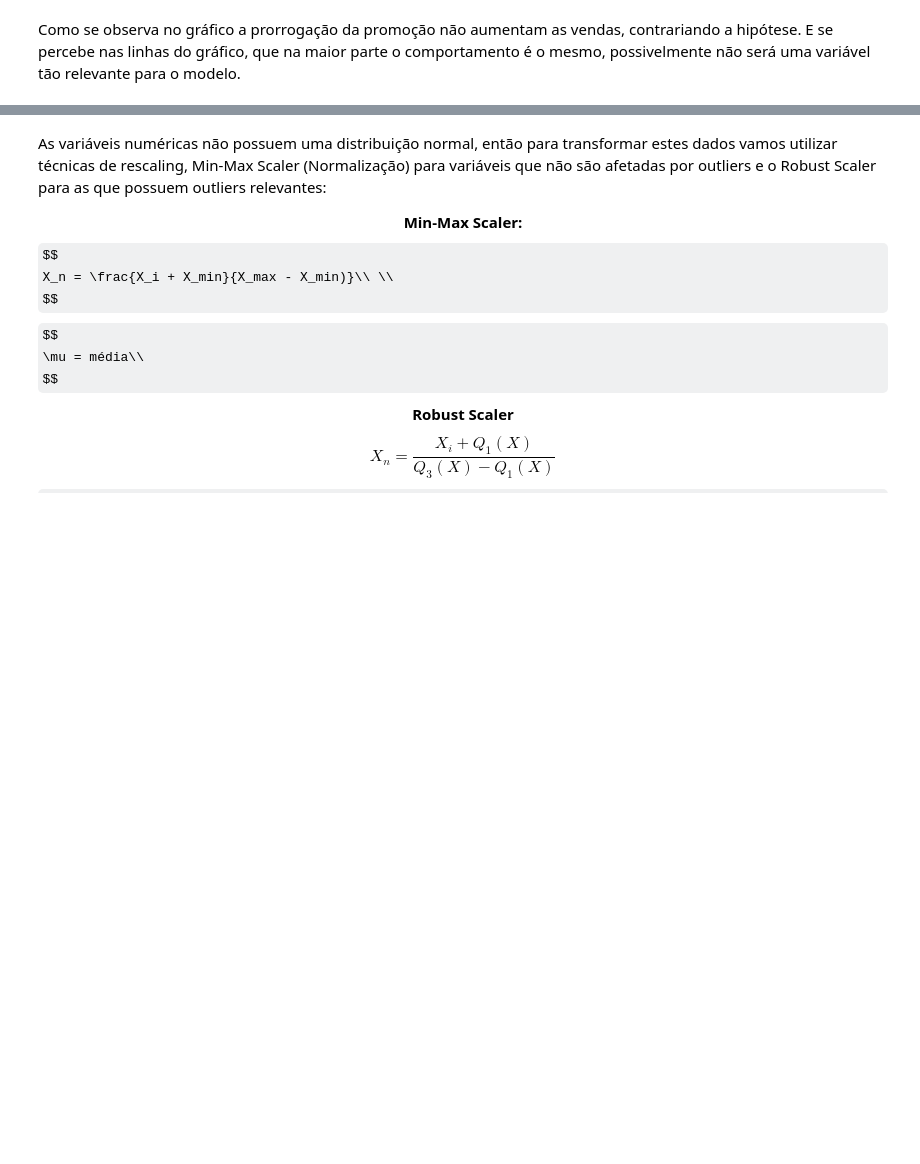
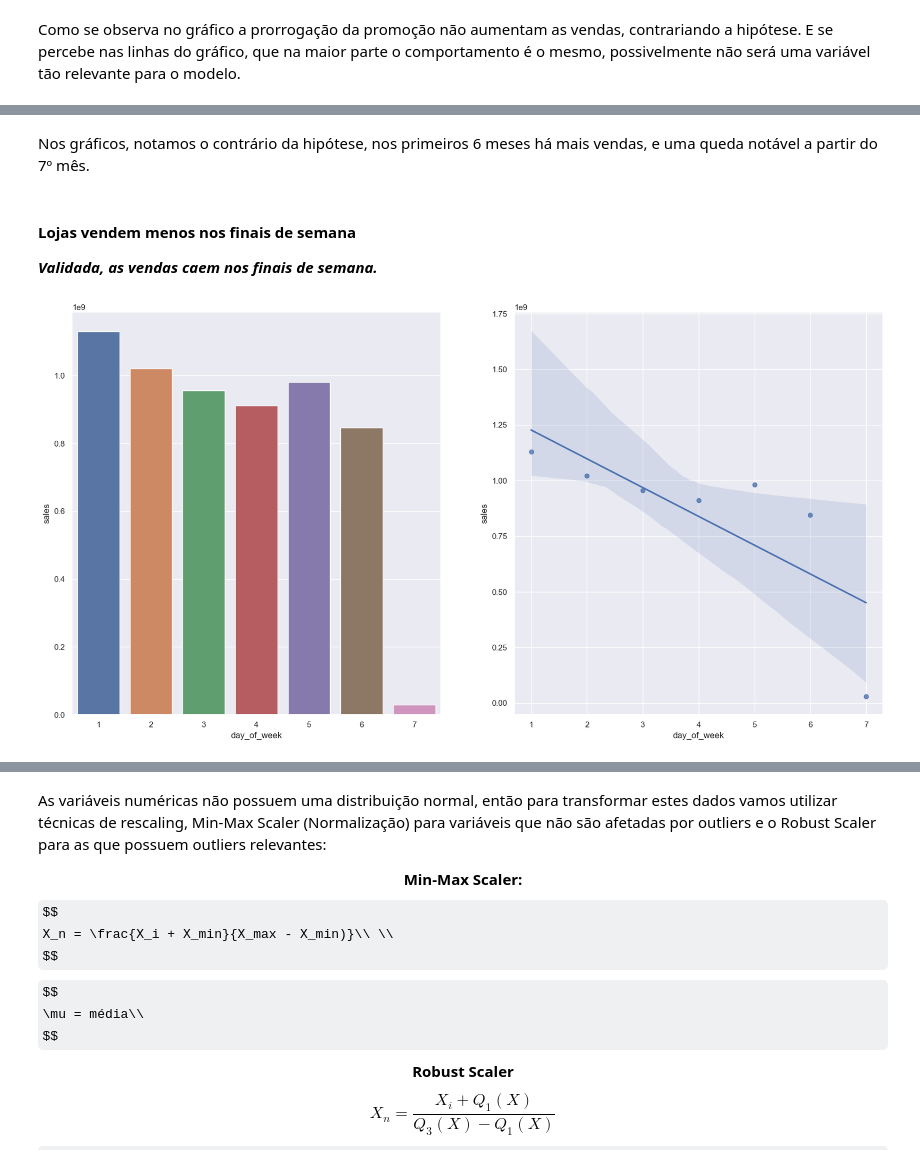
Before and after one commit to paulinhomagno/Previsao_vendas, a Jupyter notebook: Analise.ipynb, the cells around one changed output, grey strips where cells are left out. Cells and saved outputs as stored; diff of their text form; code cells hidden in the pictures; some formulas as TeX source; blank space fills up the shorter version.

```diff
--- a/Analise.ipynb
+++ b/Analise.ipynb
@@ -658,0 +705,15 @@ Como se observa no gráfico a prorrogação da promoção não aumentam as venda
+# %% [markdown]
+Nos gráficos, notamos o contrário da hipótese, nos primeiros 6 meses há mais vendas, e uma queda notável a partir do 7º mês.
+# %% [markdown]
+#### Lojas vendem menos nos finais de semana
+_**Validada, as vendas caem nos finais de semana.**_
+# %%
+aux1 = df4[['day_of_week', 'sales']].groupby('day_of_week').sum().reset_index()
+
+plt.subplot(121)
+sns.barplot(x = 'day_of_week', y = 'sales', data = aux1);
+
+plt.subplot(122)
+sns.regplot(x = 'day_of_week', y = 'sales', data = aux1);
+# %% [output]
+[figure, added]
```
Also changed, not shown: parts of 73 cells of this notebook.
